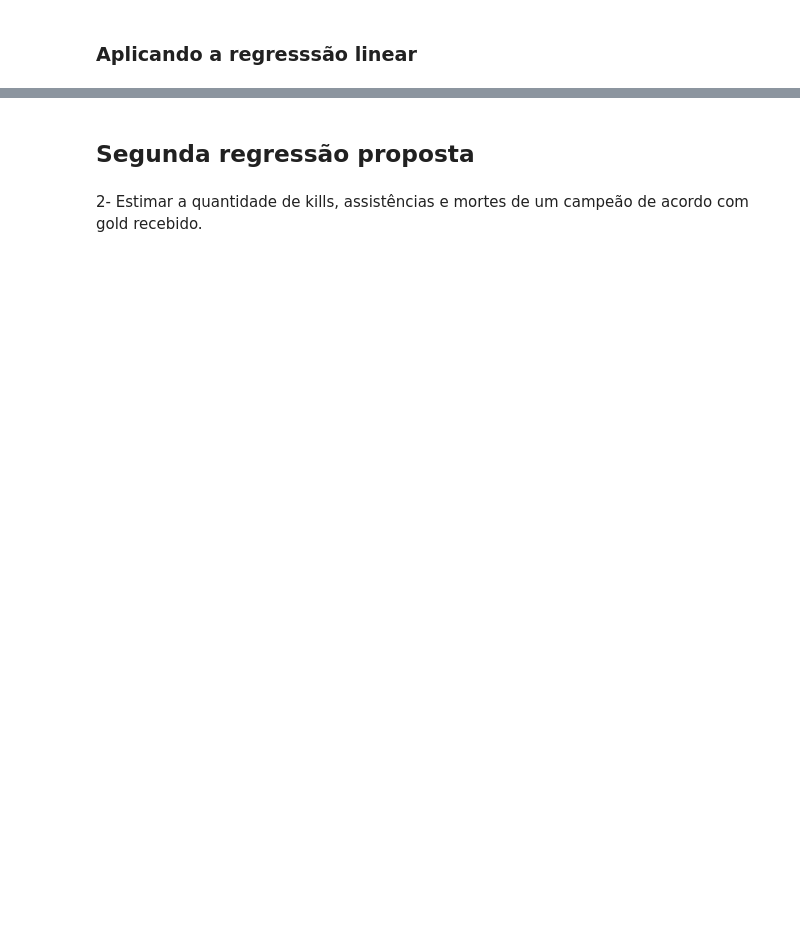
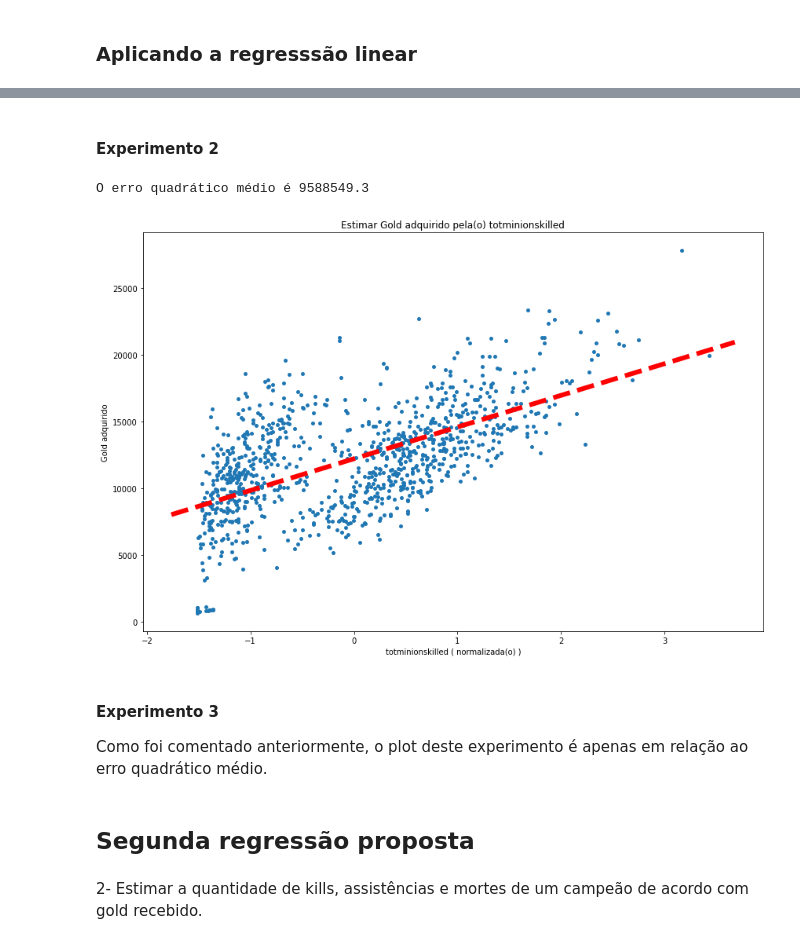
Before and after one commit to guilhermepoluc/league-of-legends-analysis-icd, a Jupyter notebook: regressao.ipynb, the cells around one changed output, grey strips where cells are left out. Drawn from its saved outputs; the diff is of its cells as text; code cells hidden in the pictures; blank space fills up the shorter version.

```diff
--- a/regressao.ipynb
+++ b/regressao.ipynb
@@ -176,3 +256,14 @@ O erro quadrático médio é 5243793.1
+# %% [markdown]
+#### Experimento 2
+# %%
+calculate_LinearRegression(Z2_train, y2_train, Z2_test, y2_test, "totminionskilled", "Gold adquirido")
+# %% [output]
+O erro quadrático médio é 9588549.3
+[figure, added]
+# %% [markdown]
+#### Experimento 3
+
+Como foi comentado anteriormente, o plot deste experimento é apenas em relação ao erro quadrático médio.
 # %% [markdown]
 ## Segunda regressão proposta
 # %% [markdown]
```
Also changed, not shown: parts of 72 cells of this notebook.
